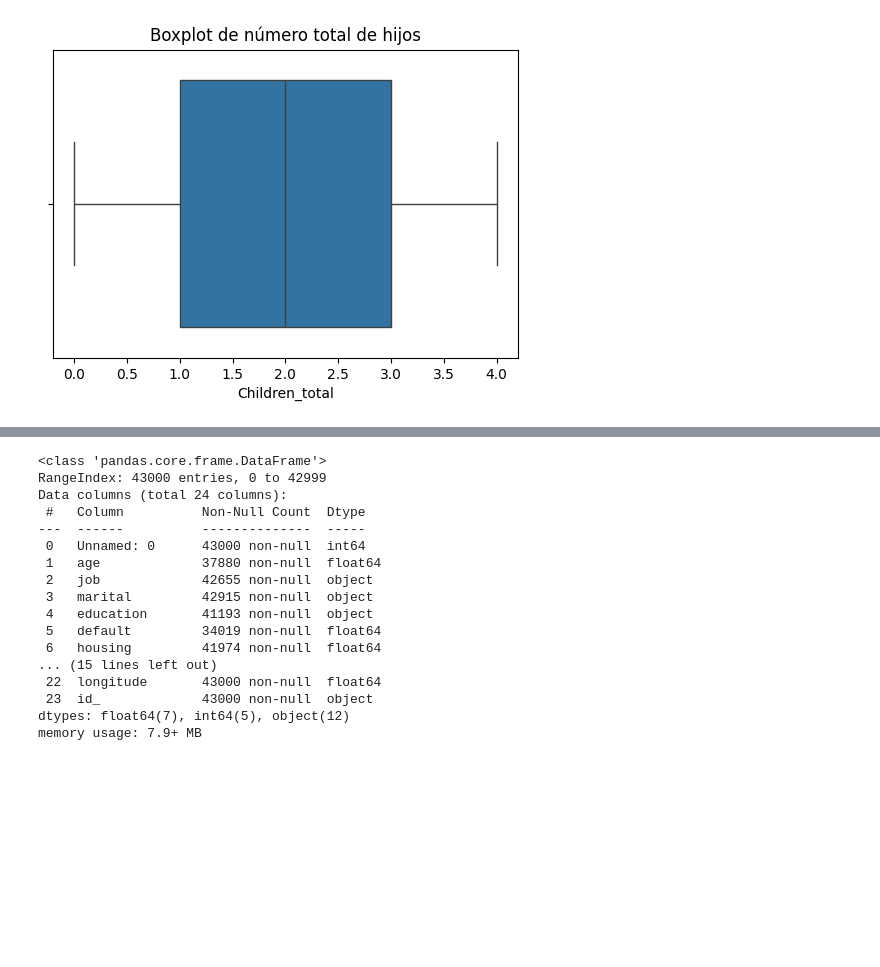
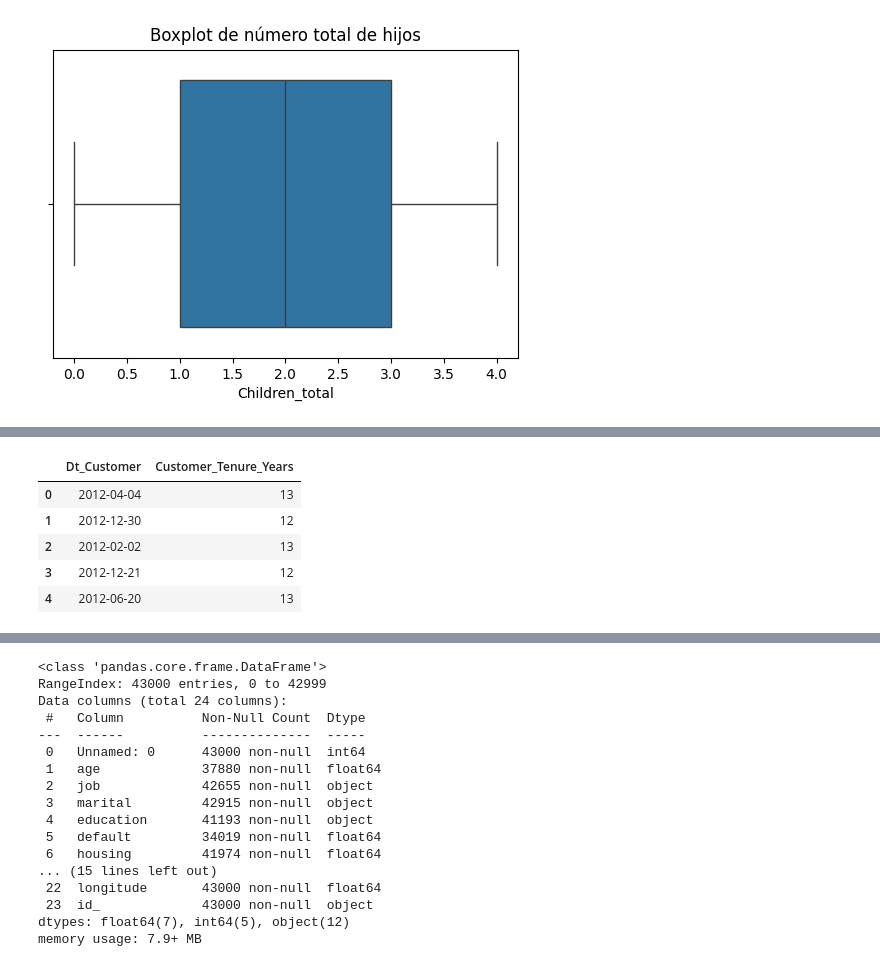
Before and after one commit to PatriciaMerinero/PROYECTO_EDA_PYTHON, a Jupyter notebook: Notebook/01-analisis_preliminar.ipynb, the cells around one changed output, grey strips where cells are left out. Drawn from its saved outputs; the diff is of its cells as text; code cells hidden in the pictures; blank space fills up the shorter version.

```diff
--- a/Notebook/01-analisis_preliminar.ipynb
+++ b/Notebook/01-analisis_preliminar.ipynb
@@ -284,0 +291,12 @@ plt.show()
+# %%
+df_customer["Dt_Customer"] = pd.to_datetime(df_customer["Dt_Customer"], errors="coerce")
+ref_date = pd.Timestamp.today().normalize()
+df_customer["Customer_Tenure_Years"] = ((ref_date - df_customer["Dt_Customer"]).dt.days // 365).astype("Int64")
+df_customer[["Dt_Customer", "Customer_Tenure_Years"]].head()
+# %% [output]
+|  | Dt_Customer | Customer_Tenure_Years |
+| 0 | 2012-04-04 | 13 |
+| 1 | 2012-12-30 | 12 |
+| 2 | 2012-02-02 | 13 |
+| 3 | 2012-12-21 | 12 |
+| 4 | 2012-06-20 | 13 |
```
Also changed, not shown: parts of 8 cells of this notebook.
